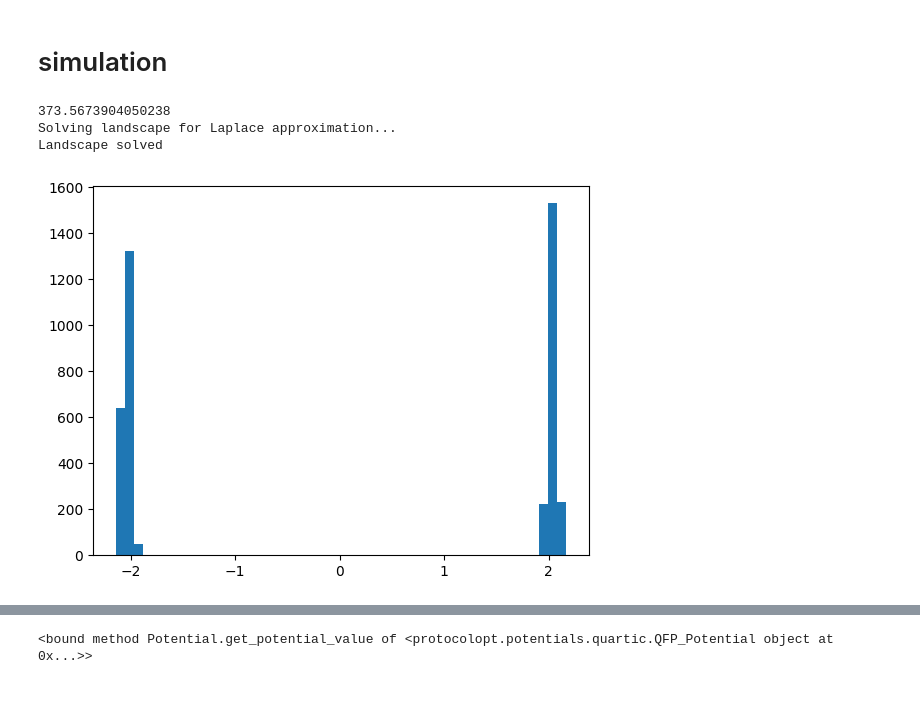
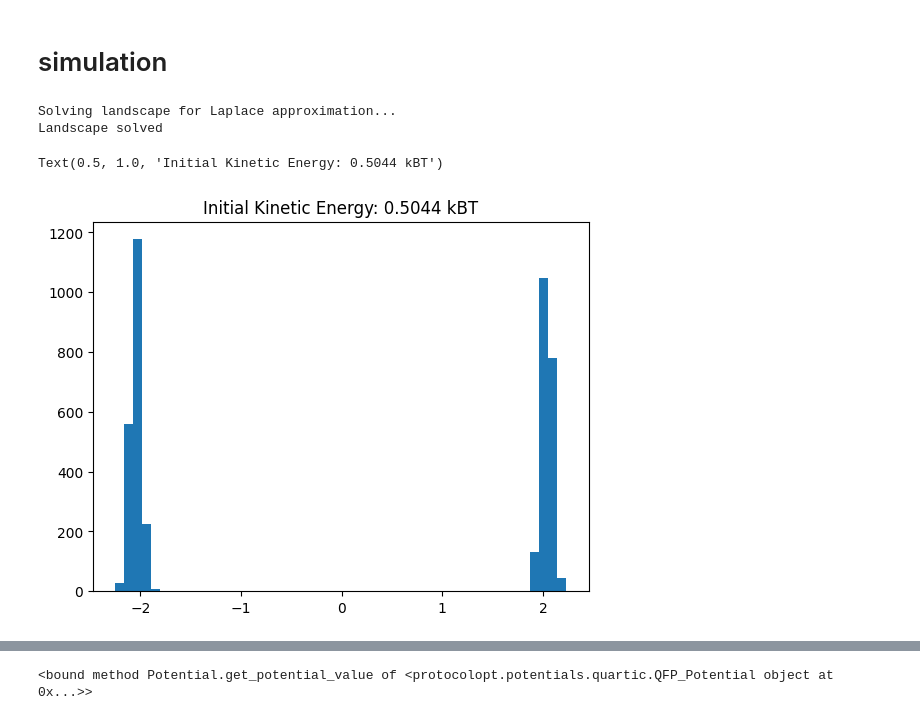
Before and after one commit to tkwedward/protocolopt, a Jupyter notebook: energy_verification.ipynb, the cells around one changed output, grey strips where cells are left out. Cells and saved outputs as stored; diff of their text form; code cells hidden in the pictures.

```diff
--- a/energy_verification.ipynb
+++ b/energy_verification.ipynb
@@ -45,10 +45,13 @@ k_BT = k_B * T
 # constant factor
 t_duration = 50
 
-t_c = t_duration * np.sqrt(L * C)
+# t_c = t_duration * np.sqrt(L * C)
+
+m_c = C
 x_c = PHI_0 / (2 * np.pi)  # Convert to appropriate units
+t_c = float(np.sqrt(m_c * x_c**2/k_BT))
+
 v_c = x_c / t_c
-m_c = C
 nu_c = 1/R
 
 # non-dimensional parameters
@@ -58,7 +61,6 @@ m_1 = 1
 
 # U_0 = float(m_c * x_c**2 / t_c**2 / k_BT) # in units of kBT
 U_0 = float(x_c**2 / L / k_BT) # in units of kBT
-xi = U_0 * k_BT * t_c**2 / m_c / x_c**2
 # U_0 = 1.0
 # %%
 gamma = (nu_c * t_c / m_c) * nu_1
@@ -70,13 +75,14 @@ print(U_0)
 # %%
 # ProtocolOptimizer parameters
 # time_steps = 1000
-time_steps = int(t_duration / (1/100))
+time_steps = 1000
 dt = 1/time_steps
 # gamma = 0.1
 gamma = (nu_c * t_c / m_c) * nu_1
 # gamma = 10
 
 beta = U_0
+beta = m_c * v_c**2 / k_BT
 mass = m_1
 # Protocol parameters
 num_coefficients = 16
@@ -119,14 +125,13 @@ protocol = LinearPiecewise(
 )
 
 # Instantiate Potential (GeneralCoupledPotential)
-potential = QFP_Potential(compile_mode=True)
+potential = QFP_Potential(compile_mode=True, U_0=U_0)
 
 # Instantiate Simulator (EulerMaruyama)
 simulator = EulerMaruyama(
     mode='underdamped',
     gamma=gamma,
     beta=beta,
-    xi=xi,
     mass=mass,
     dt=dt,
     compile_mode=True
@@ -202,7 +207,7 @@ init_cond_generator = LaplaceApproximation(
     beta=beta,
     spatial_dimensions=spatial_dimensions,
     time_steps=time_steps,
-    energy_factor=U_0,
+    # energy_factor=U_0,
     num_samples=num_samples
 )
 # %% [markdown]
@@ -215,15 +220,17 @@ initial_pos, initial_vel, noise = init_cond_generator.generate_initial_condition
 # initial_pos =
 # initial_vel = initial_vel.detach().cpu().numpy()
 # %% [output]
-373.5673904050238
 Solving landscape for Laplace approximation...
 Landscape solved
 # %%
 
 
 init_hist_plot = plt.hist(initial_pos.detach().cpu().numpy(), bins = 50)
+init_KE = 0.5 * mass * torch.mean(initial_vel**2, dim=0)
+plt.title(f'Initial Kinetic Energy: {init_KE.item():.4f} kBT')
 # %% [output]
+Text(0.5, 1.0, 'Initial Kinetic Energy: 0.5044 kBT')
-[figure, old version]
+[figure, new version]
 # %%
 protocol_tensor = protocol.get_protocol_tensor()
 modified_protocol_tensor = protocol_tensor.clone()
```
Also changed, not shown: parts of 15 cells of this notebook, 3 other files.
